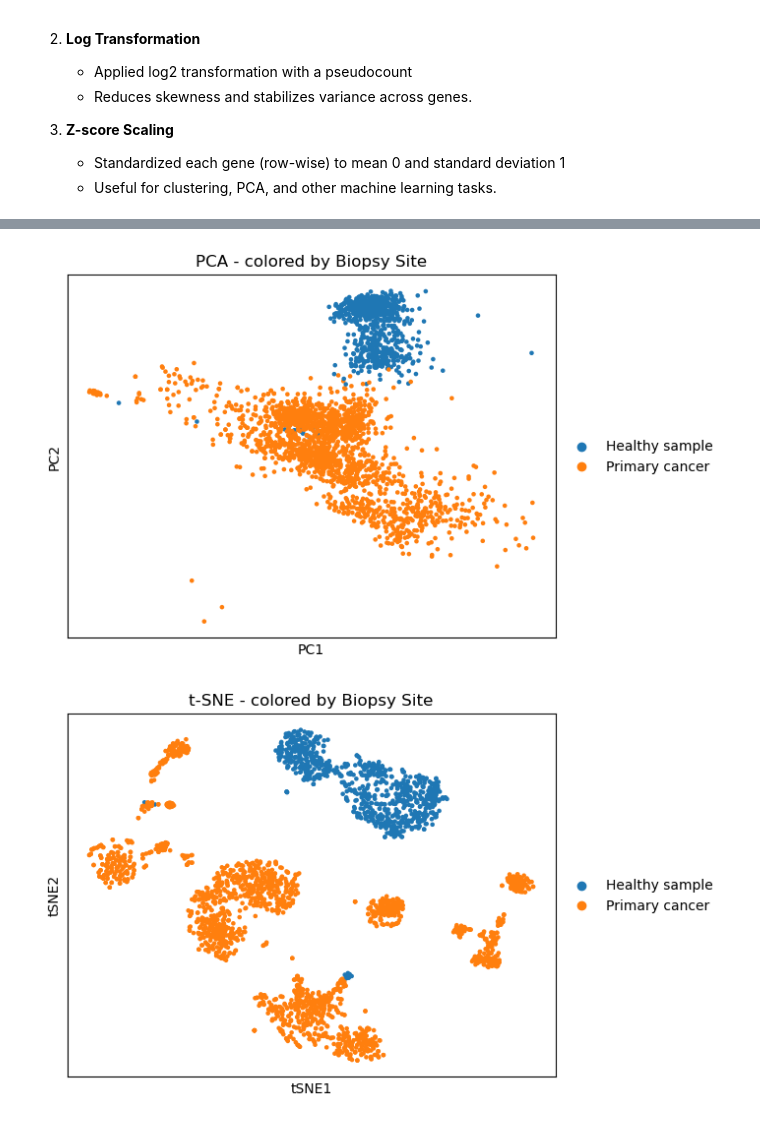
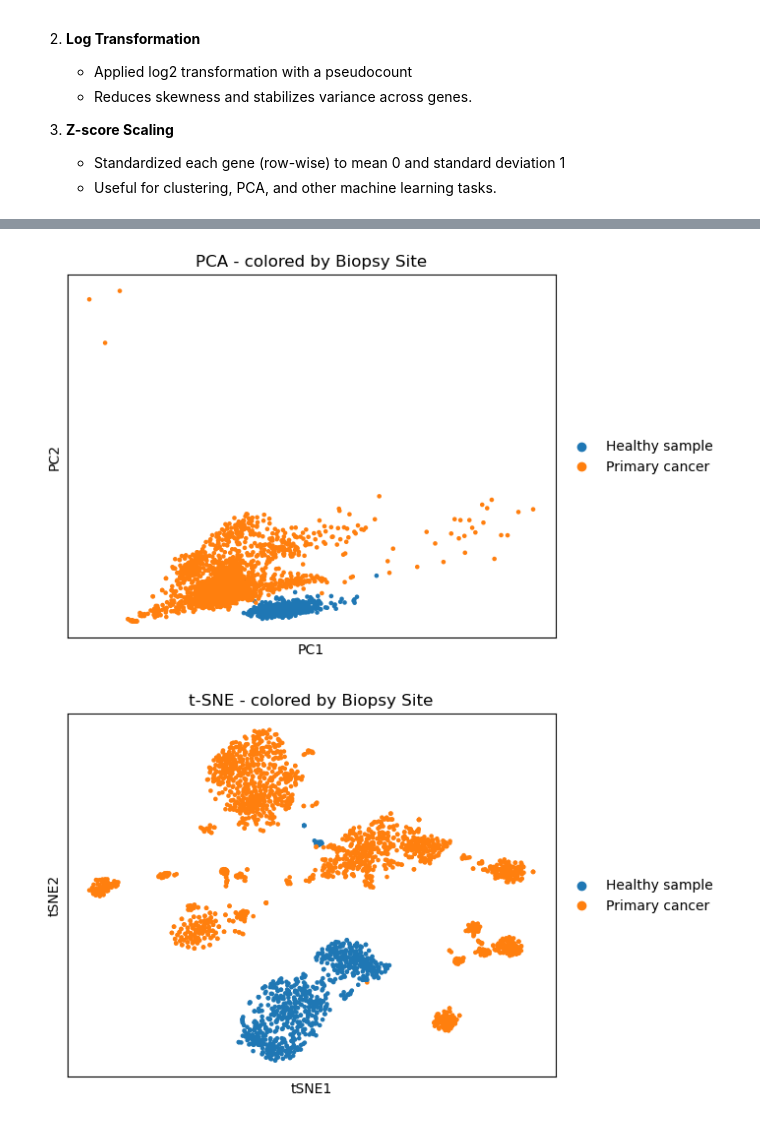
Before and after one commit to RandFa/CRC_cancer, a Jupyter notebook: notebooks/EDA.ipynb, the cells around one changed output, grey strips where cells are left out. Saved outputs shown, nothing was run; the diff lists cells and outputs as text; code cells hidden in the pictures.

Commit message:
intital metadata cleaning

```diff
--- a/notebooks/EDA.ipynb
+++ b/notebooks/EDA.ipynb
@@ -94,0 +118,18 @@ None
+# %%
+# Condition 1: donor_type == 'Tumor' → sample_type == 'Primary cancer'
+cond1 = (metadata_df['donor_type'] == 'Tumor') & (metadata_df['sample_type'] != 'Primary cancer')
+num_violations1 = cond1.sum()
+
+print(f"Number of samples where donor_type is 'Tumor' but sample_type is NOT 'Primary cancer': {num_violations1}")
+
+
+# Condition 2: donor_type == 'Normal' → sample_type == 'Healthy sample'
+cond2 = (metadata_df['donor_type'] == 'Normal') & (metadata_df['sample_type'] != 'Healthy sample')
+num_violations2 = cond2.sum()
+
+print(f"\nNumber of samples where donor_type is 'Normal' but sample_type is NOT 'Healthy sample': {num_violations2}")
+
+metadata_df= metadata_df.loc[~ cond1]
+expression_df = expression_df.loc[:, ~cond1]
+
+metadata_df = metadata_df.drop(['donor_type'], axis=1)
@@ -94,0 +306,16 @@ None
+# %%
+scaler = StandardScaler()
+def scale_age_groupwise(df):
+    # Make a copy to avoid modifying original
+    df = df.copy()
+    df['age_scaled'] = scaler.fit_transform(df[['age']])
+    return df
+
+# Apply scaling group-wise, keep index with groupby + apply
+scaled_df = metadata_df.groupby('sample_type').apply(scale_age_groupwise)
+
+# scaled_df now has a multiindex with group as one level, so reset index only for group, keep original index:
+scaled_df = scaled_df.reset_index(level=0, drop=True)
+
+# Optionally assign back to original df (if you want to keep in same variable)
+metadata_df['age'] = scaled_df['age_scaled']
@@ -183,35 +426,39 @@ plt.show()
 # %%
 filtered_expr = filtered_expr.transpose()
 adata = anndata.AnnData(filtered_expr)
 
-# Add biopsy_site info as obs
-adata.obs['sample_type'] = metadata_df.loc[filtered_expr.index, 'sample_type']
+# chack the match in index
+metadata_df = metadata_df.loc[adata.obs_names]
+
+# Add all columns from metadata_df to adata.obs
+for col in metadata_df.columns:
+    adata.obs[col] = metadata_df[col]
 
 # Select Highly Variable Genes
-sc.pp.highly_variable_genes(adata, flavor='seurat', n_top_genes=2000)
+sc.pp.highly_variable_genes(adata, flavor='seurat', n_top_genes=200)
 adata = adata[:, adata.var['highly_variable']]
 
 # Scale data (z-score genes)
 sc.pp.scale(adata)
 
 # PCA
 sc.tl.pca(adata)
 
 # t-SNE
 sc.tl.tsne(adata, use_rep='X_pca')
 
 # UMAP
 sc.pp.neighbors(adata, use_rep='X_pca')
 sc.tl.umap(adata)
 
 # Plot PCA colored by sample_type
 sc.pl.pca(adata, color='sample_type', title='PCA - colored by Biopsy Site')
 
 # Plot t-SNE colored by sample_type
 sc.pl.tsne(adata, color='sample_type', title='t-SNE - colored by Biopsy Site')
 
 # Plot UMAP colored by sample_type
 sc.pl.umap(adata, color='sample_type', title='UMAP - colored by Biopsy Site')
 # %% [output]
-[figure, old version]
+[figure, new version]
-[figure, old version]
+[figure, new version]
```
Also changed, not shown: parts of 16 cells of this notebook, 3 other files.
